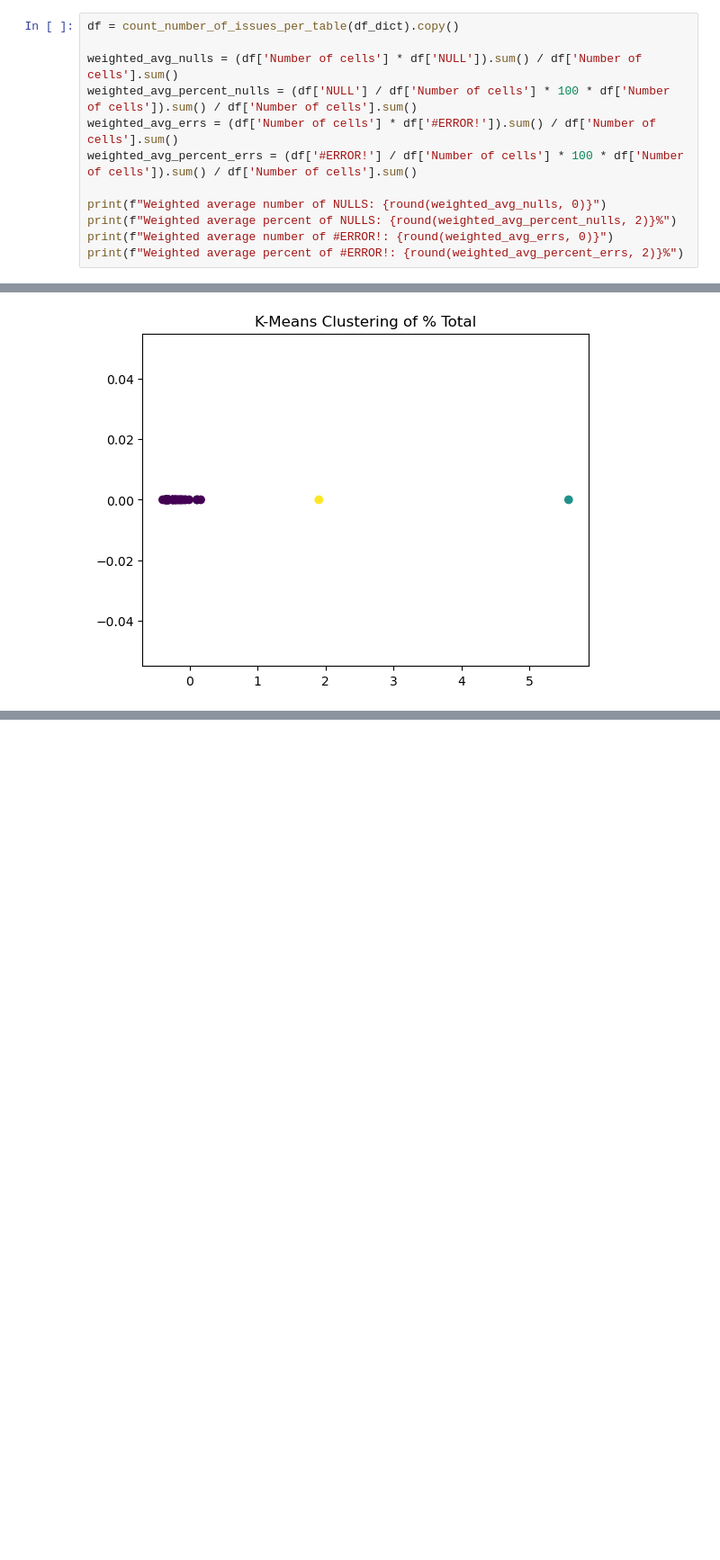
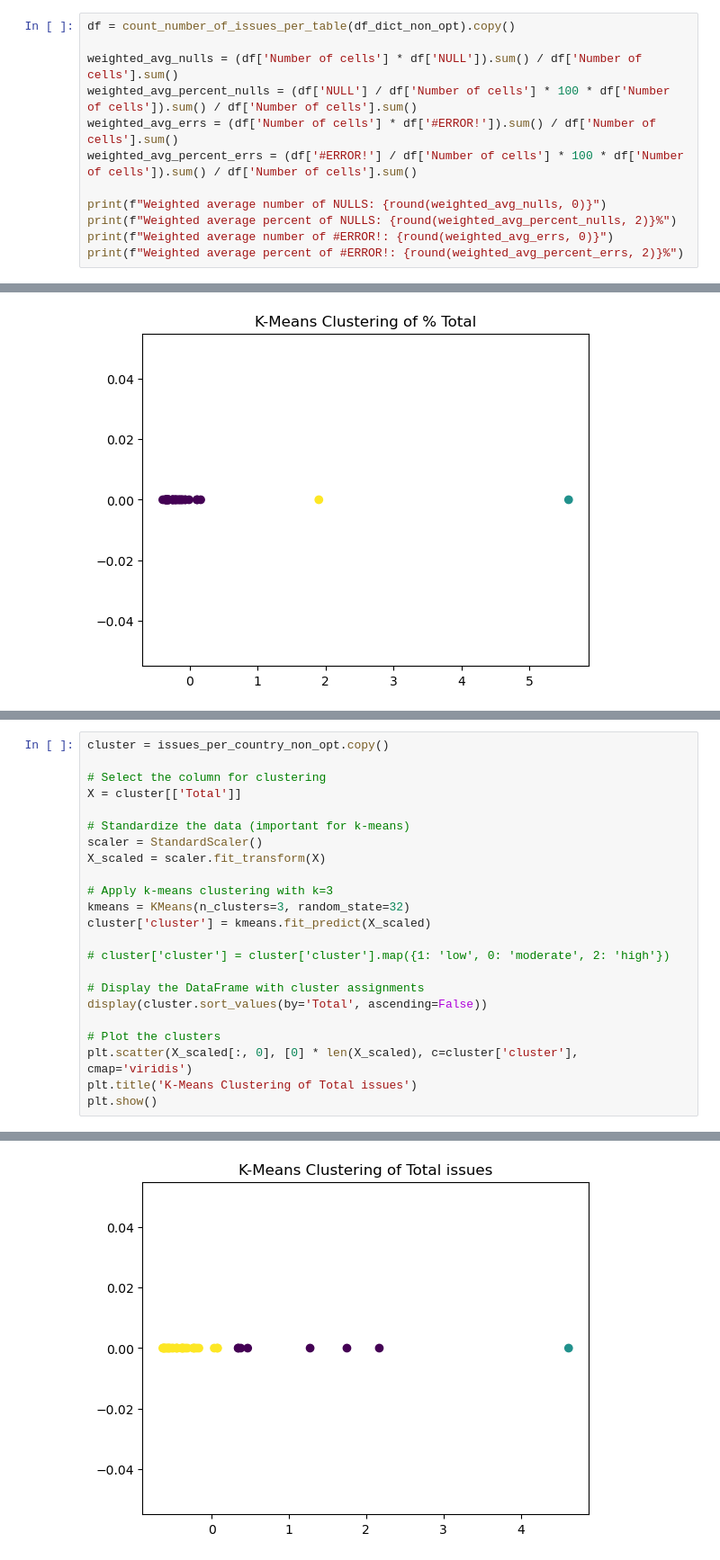
Before and after one commit to civicliteracies/EITI_SDT_data_verification_and_validation, a Jupyter notebook: 01 - Completeness and correctness.ipynb, the cells around one changed output, grey strips where cells are left out. Shown: that part at 90% size. Saved outputs shown, nothing was run; the diff lists cells and outputs as text; blank space fills up the shorter version.

```diff
--- a/01 - Completeness and correctness.ipynb
+++ b/01 - Completeness and correctness.ipynb
@@ -219,7 +236,7 @@ Number of issues per table (NON-OPTIONAL COLUMNS ONLY)
 | 4 | Part 4 - Government revenues.csv | 25509 | 349 | 1.37 | 0 | 0.0 |
 | 5 | Part 5 - Company data.csv | 446348 | 34685 | 7.77 | 0 | 0.0 |
 # %%
-df = count_number_of_issues_per_table(df_dict).copy()
+df = count_number_of_issues_per_table(df_dict_non_opt).copy()
 
 weighted_avg_nulls = (df['Number of cells'] * df['NULL']).sum() / df['Number of cells'].sum()
 weighted_avg_percent_nulls = (df['NULL'] / df['Number of cells'] * 100 * df['Number of cells']).sum() / df['Number of cells'].sum()
@@ -823,0 +886,24 @@ print(not_null_id_combinations)
+# %%
+cluster = issues_per_country_non_opt.copy()
+
+# Select the column for clustering
+X = cluster[['Total']]
+
+# Standardize the data (important for k-means)
+scaler = StandardScaler()
+X_scaled = scaler.fit_transform(X)
+
+# Apply k-means clustering with k=3
+kmeans = KMeans(n_clusters=3, random_state=32)
+cluster['cluster'] = kmeans.fit_predict(X_scaled)
+
+# cluster['cluster'] = cluster['cluster'].map({1: 'low', 0: 'moderate', 2: 'high'})
+
+# Display the DataFrame with cluster assignments
+display(cluster.sort_values(by='Total', ascending=False))
+
+# Plot the clusters
+plt.scatter(X_scaled[:, 0], [0] * len(X_scaled), c=cluster['cluster'], cmap='viridis')
+plt.title('K-Means Clustering of Total issues')
+plt.show()
+# %% [output]
@@ -823,0 +927 @@ print(not_null_id_combinations)
+[figure, added]
```
Also changed, not shown: parts of 15 cells of this notebook, 1 other file.
